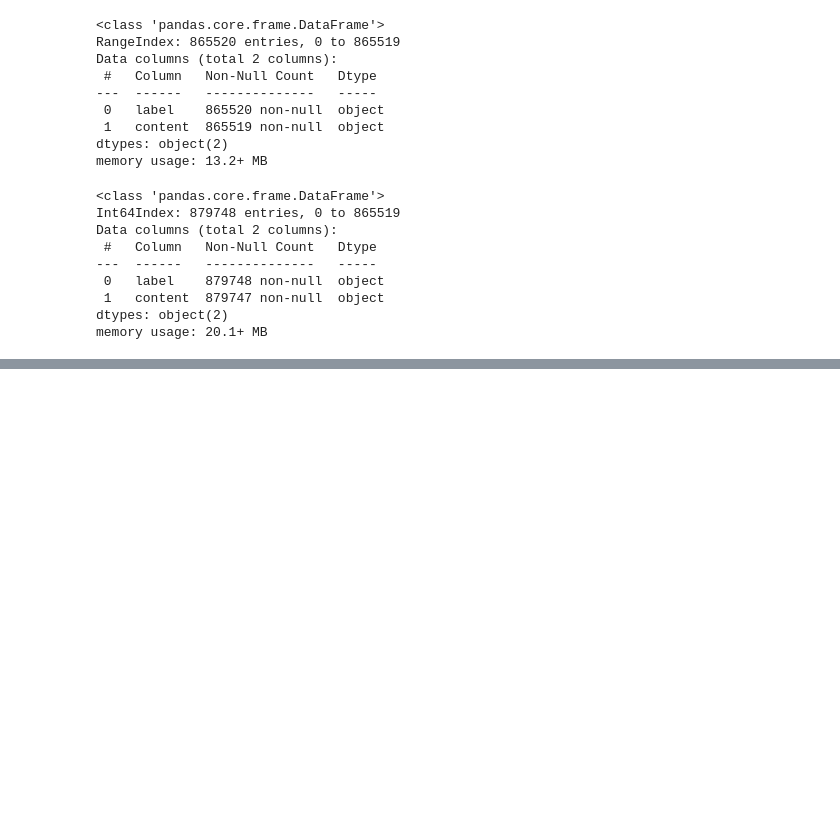
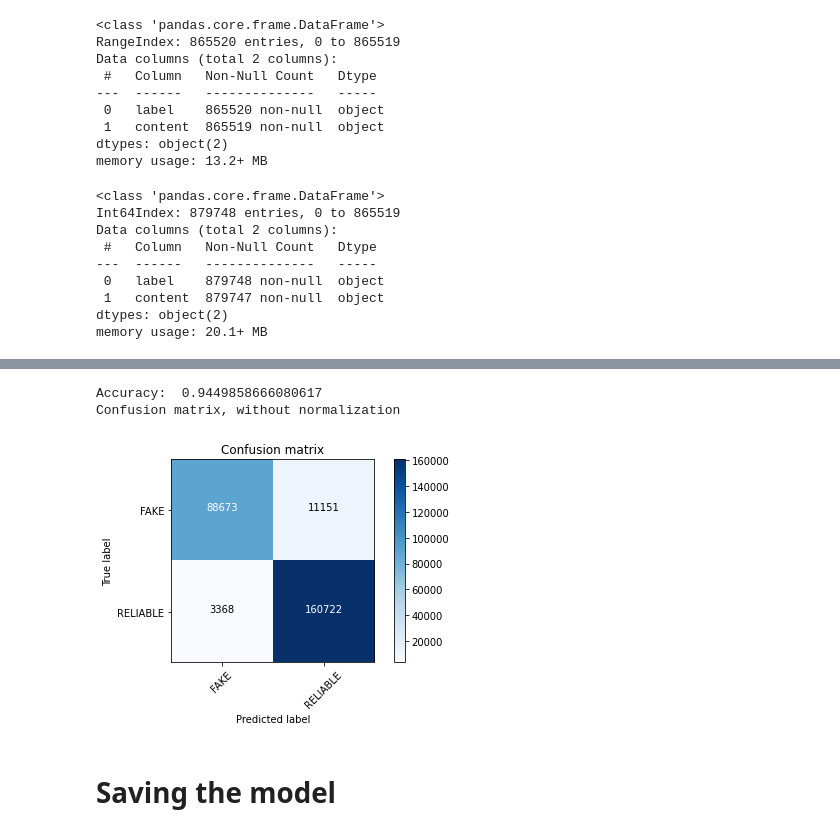
Before and after one commit to CS3244-MachineLearning-Project-AY2021/Fake_News_Detection, a Jupyter notebook: Jerry/Combined_Content_SVM.ipynb, the cells around one changed output, grey strips where cells are left out. Drawn from its saved outputs; the diff is of its cells as text; code cells hidden in the pictures; blank space fills up the shorter version.

```diff
--- a/Jerry/Combined_Content_SVM.ipynb
+++ b/Jerry/Combined_Content_SVM.ipynb
@@ -254,10 +373,19 @@ plot_confusion_matrix(svm_cm, classes=['FAKE', 'RELIABLE'])
 # %%
 from sklearn.linear_model import PassiveAggressiveClassifier
-pa_model = PassiveAggressiveClassifier(n_iter_no_change=50)
+
+pa_model_test3 = Pipeline([('tfidf', TfidfVectorizer(ngram_range=(1,2))), ('passive_aggressive', PassiveAggressiveClassifier(n_iter_no_change=50))])
 # %%
-pa_model.fit(X_train, Y_train)
-pa_pred = pa_model.predict(X_test)
-pa_score = metrics.accuracy_score(Y_test, pa_pred)
-print("Accuracy: ", pa_score)
-pa_cm = metrics.confusion_matrix(Y_test, pa_pred)
-plot_confusion_matrix(pa_cm, classes=['FAKE', 'RELIABLE'])
+from sklearn import metrics
+
+pa_model_test3.fit(X_train, Y_train)
+pa_pred_test3 = pa_model_test3.predict(X_test)
+pa_score_test3 = metrics.accuracy_score(Y_test, pa_pred_test3)
+print("Accuracy: ", pa_score_test3)
+pa_cm_test3 = metrics.confusion_matrix(Y_test, pa_pred_test3)
+plot_confusion_matrix(pa_cm_test3, classes=['FAKE', 'RELIABLE'])
+# %% [output]
+Accuracy:  0.9449858666080617
+Confusion matrix, without normalization
+[figure, added]
+# %% [markdown]
+# Saving the model
```
Also changed, not shown: parts of 26 cells of this notebook, 1 other file.
